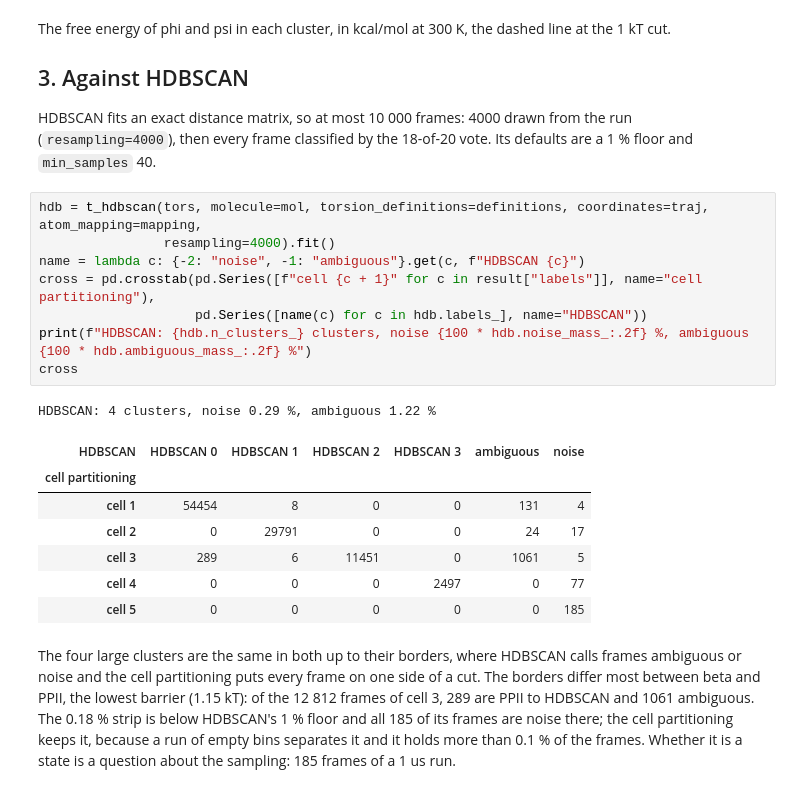
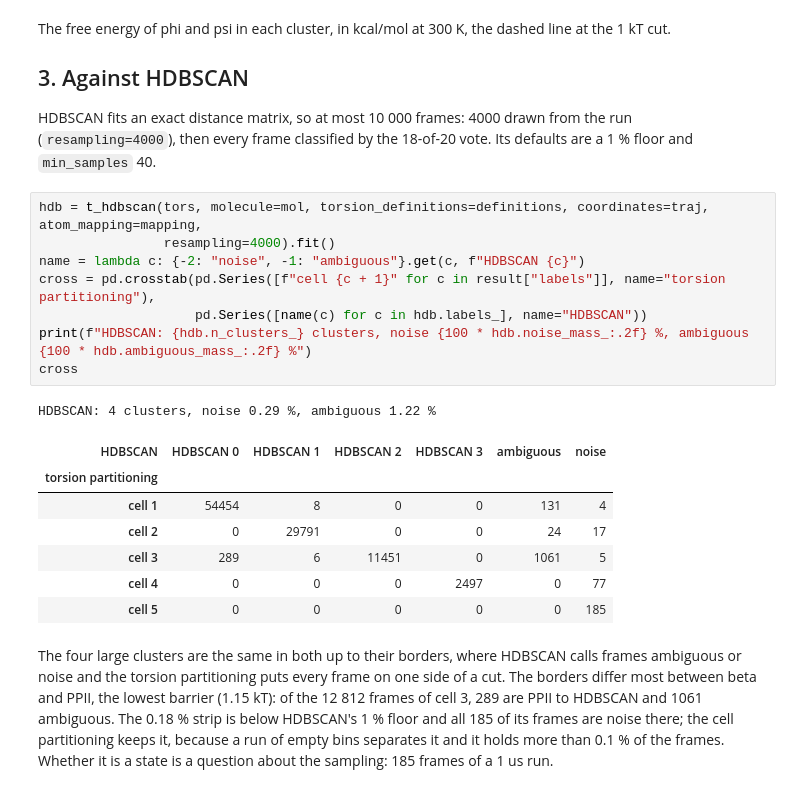
Before and after one commit to csy0000/MD-tools, a Jupyter notebook: docs/tutorial/ALA/analysis/clustering.ipynb, the cells around one changed output. Cells and saved outputs as stored; diff of their text form.

```diff
--- a/docs/tutorial/ALA/analysis/clustering.ipynb
+++ b/docs/tutorial/ALA/analysis/clustering.ipynb
@@ -97,15 +97,15 @@ HDBSCAN fits an exact distance matrix, so at most 10 000 frames: 4000 drawn from
 # %%
 hdb = t_hdbscan(tors, molecule=mol, torsion_definitions=definitions, coordinates=traj, atom_mapping=mapping,
                 resampling=4000).fit()
 name = lambda c: {-2: "noise", -1: "ambiguous"}.get(c, f"HDBSCAN {c}")
-cross = pd.crosstab(pd.Series([f"cell {c + 1}" for c in result["labels"]], name="cell partitioning"),
+cross = pd.crosstab(pd.Series([f"cell {c + 1}" for c in result["labels"]], name="torsion partitioning"),
                     pd.Series([name(c) for c in hdb.labels_], name="HDBSCAN"))
 print(f"HDBSCAN: {hdb.n_clusters_} clusters, noise {100 * hdb.noise_mass_:.2f} %, ambiguous {100 * hdb.ambiguous_mass_:.2f} %")
 cross
 # %% [output]
 HDBSCAN: 4 clusters, noise 0.29 %, ambiguous 1.22 %
 | HDBSCAN | HDBSCAN 0 | HDBSCAN 1 | HDBSCAN 2 | HDBSCAN 3 | ambiguous | noise |
-| cell partitioning |  |  |  |  |  |  |
+| torsion partitioning |  |  |  |  |  |  |
 | cell 1 | 54454 | 8 | 0 | 0 | 131 | 4 |
 | cell 2 | 0 | 29791 | 0 | 0 | 24 | 17 |
 | cell 3 | 289 | 6 | 11451 | 0 | 1061 | 5 |
@@ -113,7 +113,7 @@ HDBSCAN: 4 clusters, noise 0.29 %, ambiguous 1.22 %
 | cell 5 | 0 | 0 | 0 | 0 | 0 | 185 |
 # %% [markdown]
 The four large clusters are the same in both up to their borders, where HDBSCAN calls frames ambiguous or
-noise and the cell partitioning puts every frame on one side of a cut. The borders differ most between beta
+noise and the torsion partitioning puts every frame on one side of a cut. The borders differ most between beta
 and PPII, the lowest barrier (1.15 kT): of the 12 812 frames of cell 3, 289 are PPII to HDBSCAN and 1061
 ambiguous. The 0.18 % strip is below HDBSCAN's 1 % floor and all 185 of its frames are noise there; the cell
 partitioning keeps it, because a
```
Also changed, not shown: parts of 2 cells of this notebook, 11 other files.
